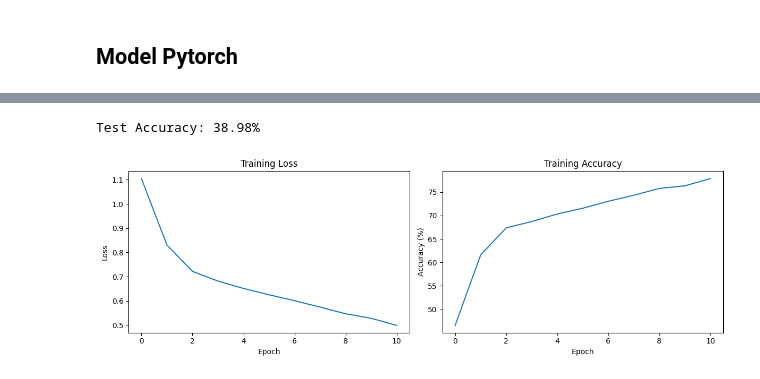
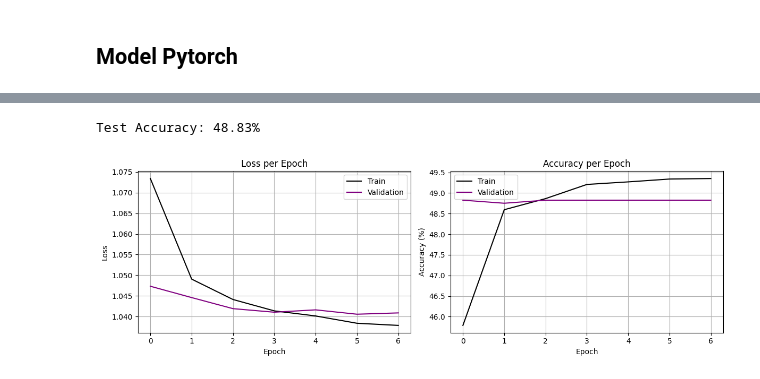
Before and after one commit to kresnaj/capstone-ml, a Jupyter notebook: training_torch.ipynb, the cells around one changed output, grey strips where cells are left out. Cells and saved outputs as stored; diff of their text form; code cells hidden in the pictures.

```diff
--- a/training_torch.ipynb
+++ b/training_torch.ipynb
@@ -167,7 +167,7 @@ train_dataset = CustomDataset(X_train_nn, y_train_nn)
 val_dataset = CustomDataset(X_val, y_val)
 # %%
 train_loader = DataLoader(train_dataset, batch_size=32, shuffle=True)
-val_loader = DataLoader(val_dataset, batch_size=64, shuffle=False)
+val_loader = DataLoader(val_dataset, batch_size=32, shuffle=False)
 # %% [markdown]
 # Pembuatan Model
 # %% [markdown]
@@ -179,7 +179,7 @@ model_rf = RandomForestClassifier(class_weight='balanced', random_state=42)
 ## Model Deep Learning menggunakan Pytorch
 # %%
 class DL_model(nn.Module):
-    def __init__(self, input_dim, hidden_dims=[512, 256, 128, 64], num_classes=3):
+    def __init__(self, input_dim, hidden_dims=[1024, 512, 256, 128, 64], num_classes=3):
         super(DL_model, self).__init__()
 
         layers = []
@@ -291,7 +296,7 @@ accelerator = torch.device('cuda' if torch.cuda.is_available() else 'cpu')
 deep_model = deep_model.to(accelerator)
 # %%
 criterion = nn.CrossEntropyLoss()
-optimizer = optim.a(deep_model.parameters(), lr=0.001)
+optimizer = optim.AdamW(deep_model.parameters(), lr=0.005, weight_decay=1e-4)
 # %%
 class_weights= torch.FloatTensor(class_weights).to(accelerator)
 
@@ -300,7 +305,7 @@ train_loader = DataLoader(train_dataset, batch_size=64, shuffle=True)
 # %%
 def training(model, train_loader, val_loader, criterion, optimizer, num_epochs):
     model.train()
-    early_stopping = EarlyStopping(patience=10)
+    early_stopping = EarlyStopping(patience=5, verbose=True)
     train_losses = []
     train_accs = []
     val_losses = []
@@ -311,20 +316,21 @@ def training(model, train_loader, val_loader, criterion, optimizer, num_epochs):
         correct = 0
         total = 0
 
-        # Training Loop
+        model.train()
         for inputs, labels in train_loader:
             inputs, labels = inputs.to(accelerator), labels.to(accelerator)
 
-            # Forward pass
+            #forward
             outputs = model(inputs)
             loss = criterion(outputs, labels)
 
-            # Backward pass dan optimize
+            #backward and optim
             optimizer.zero_grad()
             loss.backward()
             optimizer.step()
             accelerator
-            # Statistik
+
+            #statistic
             running_loss += loss.item()
             _, predicted = torch.max(outputs.data, 1)
             total += labels.size(0)
@@ -333,7 +339,6 @@ def training(model, train_loader, val_loader, criterion, optimizer, num_epochs):
         epoch_loss = running_loss / len(train_loader)
         epoch_acc = 100 * correct / total
 
-        # Validation Loop
         model.eval()
         val_running_loss = 0.0
         val_correct = 0
@@ -350,7 +355,6 @@ def training(model, train_loader, val_loader, criterion, optimizer, num_epochs):
                 val_total += val_labels.size(0)
                 val_correct += (val_predicted == val_labels).sum().item()
 
-        # Perhitungan metrics validasi
         val_epoch_loss = val_running_loss / len(val_loader)
         val_epoch_acc = 100 * val_correct / val_total
 
@@ -363,12 +367,13 @@ def training(model, train_loader, val_loader, criterion, optimizer, num_epochs):
               f'Train Loss: {epoch_loss:.4f}, Train Accuracy: {epoch_acc:.2f}%, '
               f'Val Loss: {val_epoch_loss:.4f}, Val Accuracy: {val_epoch_acc:.2f}%')
 
-        early_stopping(val_loss, model)
-        if not early_stopping.early_stop:
+        early_stopping(val_epoch_acc, model)
+        if early_stopping.early_stop:
             print("There is no improvement, Early Stopping Activated!")
             model.load_state_dict(early_stopping.best_model)
             break
 
+
     return train_losses, train_accs, val_losses, val_accs
 # %%
 train_losses, train_accur, val_loss, val_acc = training(
@@ -409,28 +416,33 @@ def evaluate_model(model, X_test, y_test):
 test_accuracy = evaluate_model(deep_model, X_test, y_test)
 print(f'Test Accuracy: {test_accuracy*100:.2f}%')
 # %% [output]
-Test Accuracy: 38.98%
+Test Accuracy: 48.83%
 # %%
-def plot_training_history(train_losses, train_accs):
+def plot_training_history(train_losses, train_accs, val_loss, val_acc):
     plt.figure(figsize=(12, 4))
 
-    #plot loss
     plt.subplot(1, 2, 1)
-    plt.plot(train_losses)
-    plt.title('Training Loss')
+    plt.plot(train_losses, label='Train', color='black')
+    plt.plot(val_loss, label='Validation', color='purple')
+    plt.title('Loss per Epoch')
     plt.xlabel('Epoch')
     plt.ylabel('Loss')
+    plt.legend()
+    plt.grid()
 
-    #plot accuracy
+    # Grafik untuk Akurasi
     plt.subplot(1, 2, 2)
-    plt.plot(train_accs)
-    plt.title('Training Accuracy')
+    plt.plot(train_accs, label='Train', color='black')
+    plt.plot(val_acc, label='Validation', color='purple')
+    plt.title('Accuracy per Epoch')
     plt.xlabel('Epoch')
     plt.ylabel('Accuracy (%)')
+    plt.legend()
+    plt.grid()
 
     plt.tight_layout()
     plt.show()
 
-plot_training_history(train_losses, train_accur)
+plot_training_history(train_losses, train_accur, val_loss, val_acc)
 # %% [output]
-[figure, old version]
+[figure, new version]
```
Also changed, not shown: parts of 4 cells of this notebook.
